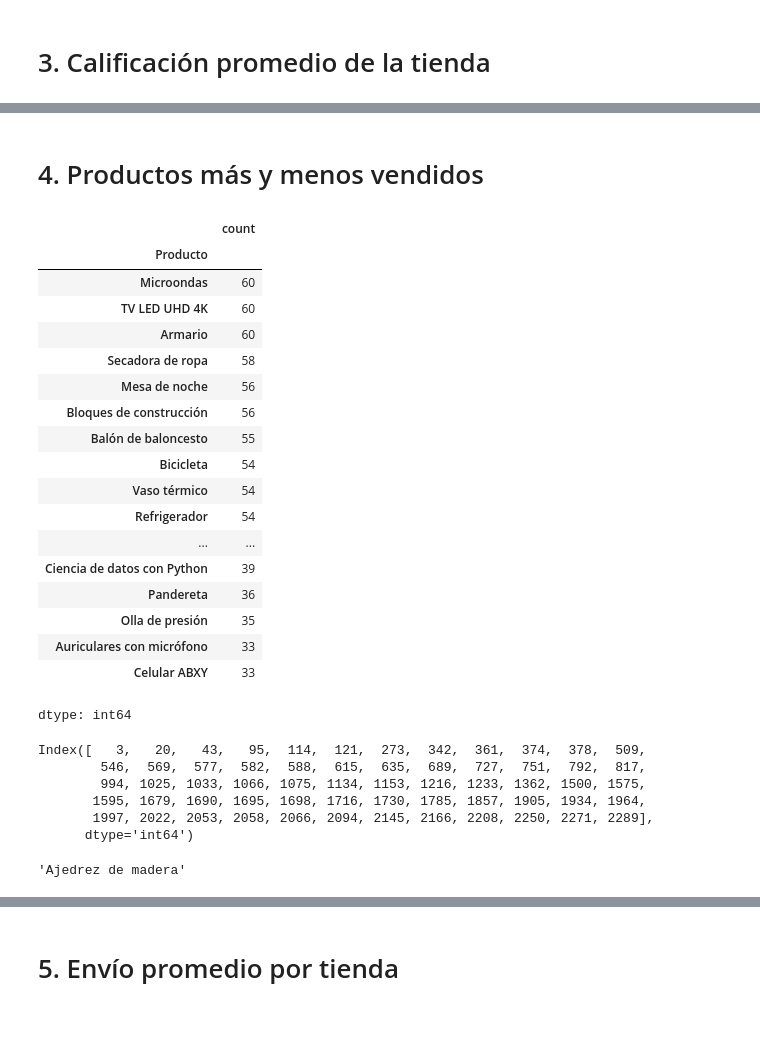
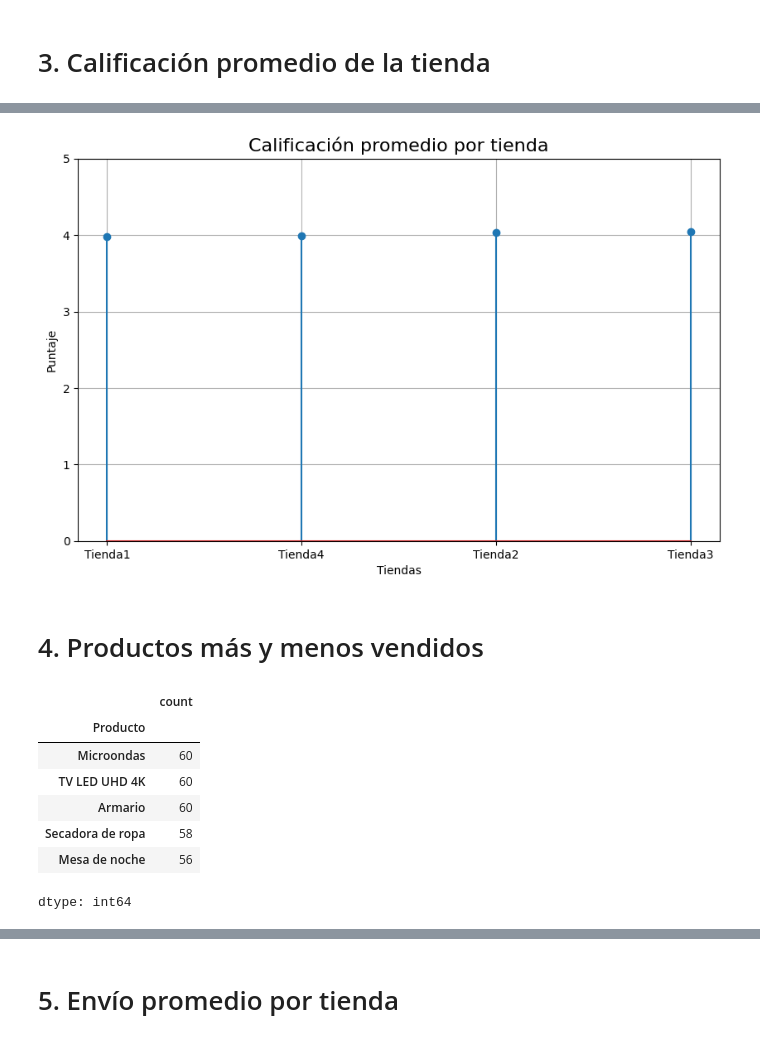
Before and after one commit to JuanJ13/Challenge-I---Data-Science, a Jupyter notebook: Challenge_I_AluraStoreLatam.ipynb, the cells around one changed output, grey strips where cells are left out. Saved outputs shown, nothing was run; the diff lists cells and outputs as text; code cells hidden in the pictures.

```diff
--- a/Challenge_I_AluraStoreLatam.ipynb
+++ b/Challenge_I_AluraStoreLatam.ipynb
@@ -150,0 +196,9 @@ np.float64(3.9957591178965224)
+# %%
+calificacion_tiendas = {
+    'Tiendas' : ['Tienda1','Tienda2','Tienda3','Tienda4'],
+    'Calificación Tiendas': [calificacion_t1,calificacion_t2,calificacion_t3,calificacion_t4]
+}
+
+df_calificacion_tiendas = pd.DataFrame(calificacion_tiendas)
+df_calificacion_tiendas.set_index('Tiendas',inplace=True)
+df_calificacion_tiendas
@@ -150,0 +212,3 @@ np.float64(3.9957591178965224)
+# %%
+df_calificacion_tiendas = df_calificacion_tiendas.sort_values('Calificación Tiendas',ascending=True)
+df_calificacion_tiendas
@@ -151,37 +222,28 @@ np.float64(3.9957591178965224)
+# %%
+plt.figure(figsize=(10, 6))
+plt.stem(df_calificacion_tiendas.index, df_calificacion_tiendas['Calificación Tiendas'])
+
+plt.title('Calificación promedio por tienda', fontsize=16)
+plt.ylabel('Puntaje')
+plt.xlabel('Tiendas')
+plt.ylim(0, 5)
+plt.grid()
+
+
+plt.show()
+# %% [output]
+[figure, added]
 # %% [markdown]
 # 4. Productos más y menos vendidos
-# %%
-tienda['Producto'].value_counts()
-# %% [output]
-|  | count |
-| Producto |  |
-| Microondas | 60 |
-| TV LED UHD 4K | 60 |
-| Armario | 60 |
-| Secadora de ropa | 58 |
-| Mesa de noche | 56 |
-| Bloques de construcción | 56 |
-| Balón de baloncesto | 55 |
-| Bicicleta | 54 |
-| Vaso térmico | 54 |
-| Refrigerador | 54 |
-| ... | ... |
-| Ciencia de datos con Python | 39 |
-| Pandereta | 36 |
-| Olla de presión | 35 |
-| Auriculares con micrófono | 33 |
-| Celular ABXY | 33 |
-dtype: int64
-# %%
-tienda.query("Producto =='Microondas'").index
-# %% [output]
-Index([   3,   20,   43,   95,  114,  121,  273,  342,  361,  374,  378,  509,
-        546,  569,  577,  582,  588,  615,  635,  689,  727,  751,  792,  817,
-        994, 1025, 1033, 1066, 1075, 1134, 1153, 1216, 1233, 1362, 1500, 1575,
-       1595, 1679, 1690, 1695, 1698, 1716, 1730, 1785, 1857, 1905, 1934, 1964,
-       1997, 2022, 2053, 2058, 2066, 2094, 2145, 2166, 2208, 2250, 2271, 2289],
-      dtype='int64')
-# %%
-tienda['Producto'].min()
-# %% [output]
-'Ajedrez de madera'
+# %%
+productos_mas_vendidos_t1 = tienda['Producto'].value_counts().head(5)
+productos_mas_vendidos_t1
+# %% [output]
+|  | count |
+| Producto |  |
+| Microondas | 60 |
+| TV LED UHD 4K | 60 |
+| Armario | 60 |
+| Secadora de ropa | 58 |
+| Mesa de noche | 56 |
+dtype: int64
```
Also changed, not shown: parts of 41 cells of this notebook.
